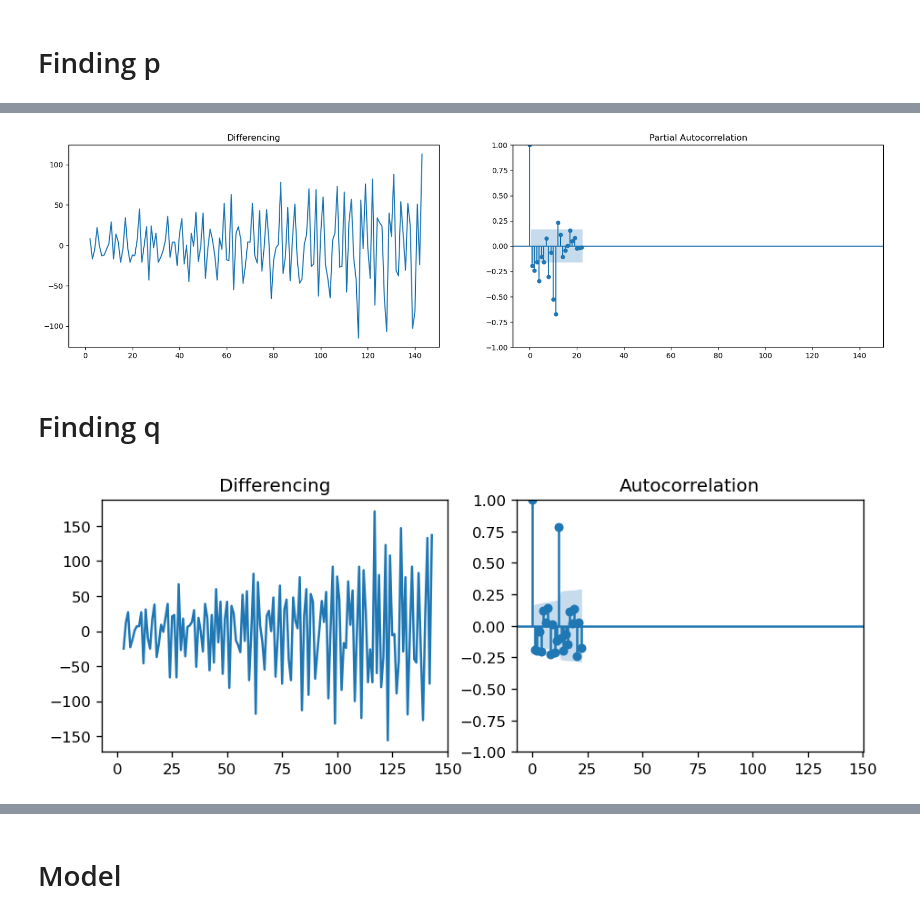
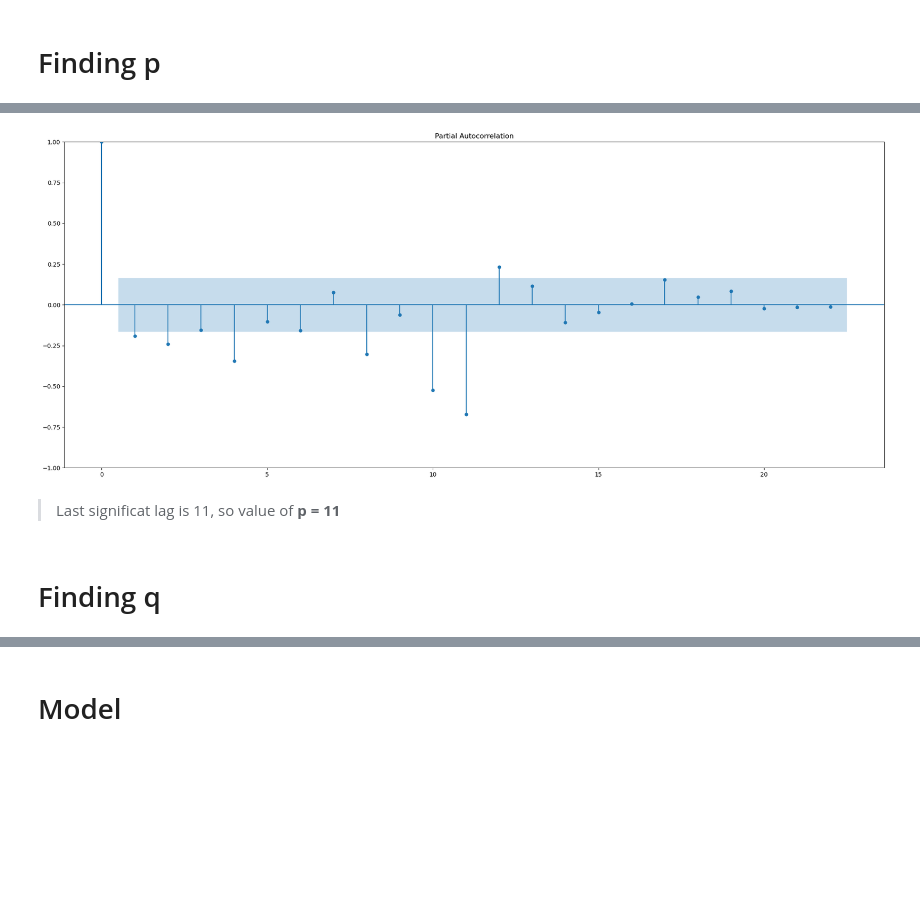
Before and after one commit to sidd6p/Air-Passengers-Prediction-ARIMA, a Jupyter notebook: air-passengers-prediction-arima.ipynb, the cells around one changed output, grey strips where cells are left out. Saved outputs shown, nothing was run; the diff lists cells and outputs as text; code cells hidden in the pictures; blank space fills up the shorter version.

```diff
--- a/air-passengers-prediction-arima.ipynb
+++ b/air-passengers-prediction-arima.ipynb
@@ -85,20 +123,10 @@ plt.show()
 # %%
-fig, axes = plt.subplots(1, 2, figsize=(20, 5), sharex=True)
-axes[0].plot(diff_data); axes[0].set_title('Differencing')
-plot_pacf(diff_data.dropna(), ax=axes[1])
+fig, ax = plt.subplots(figsize=(25, 10))
+plot_pacf(diff_data.dropna(), ax=ax)
 plt.show()
 # %% [output]
-[figure, old version]
+[figure, new version]
+# %% [markdown]
+> Last significat lag is 11, so value of __p = 11__
 # %% [markdown]
 # Finding q
-# %%
-plt.rcParams.update({'figure.figsize':(9,3), 'figure.dpi':120})
-
-fig, axes = plt.subplots(1, 2, sharex=True)
-axes[0].plot(diff_data.diff()); axes[0].set_title('Differencing')
-axes[1].set(ylim=(0,1.2))
-plot_acf(diff_data.dropna(), ax=axes[1])
-
-plt.show()
-# %% [output]
-[figure, removed]
```
Also changed, not shown: parts of 30 cells of this notebook.
